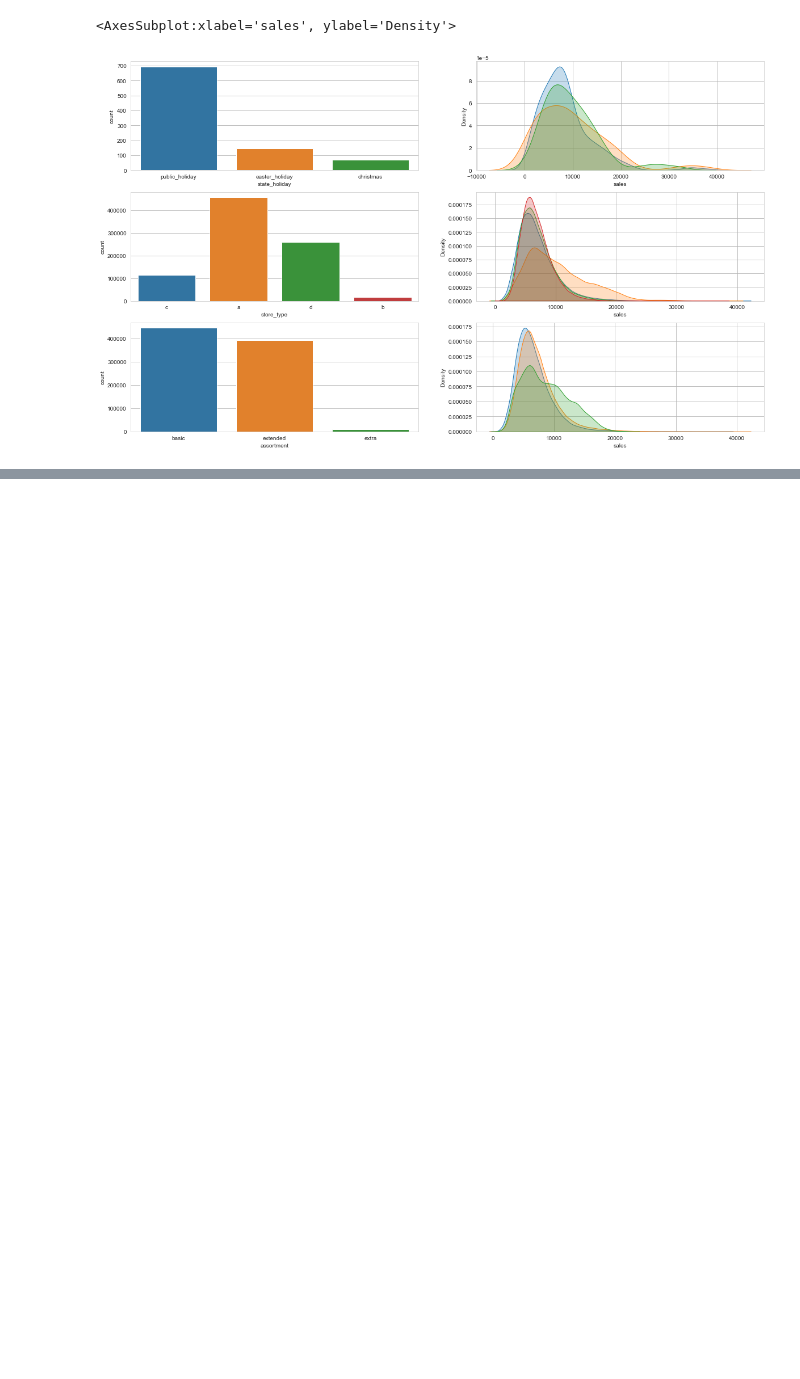
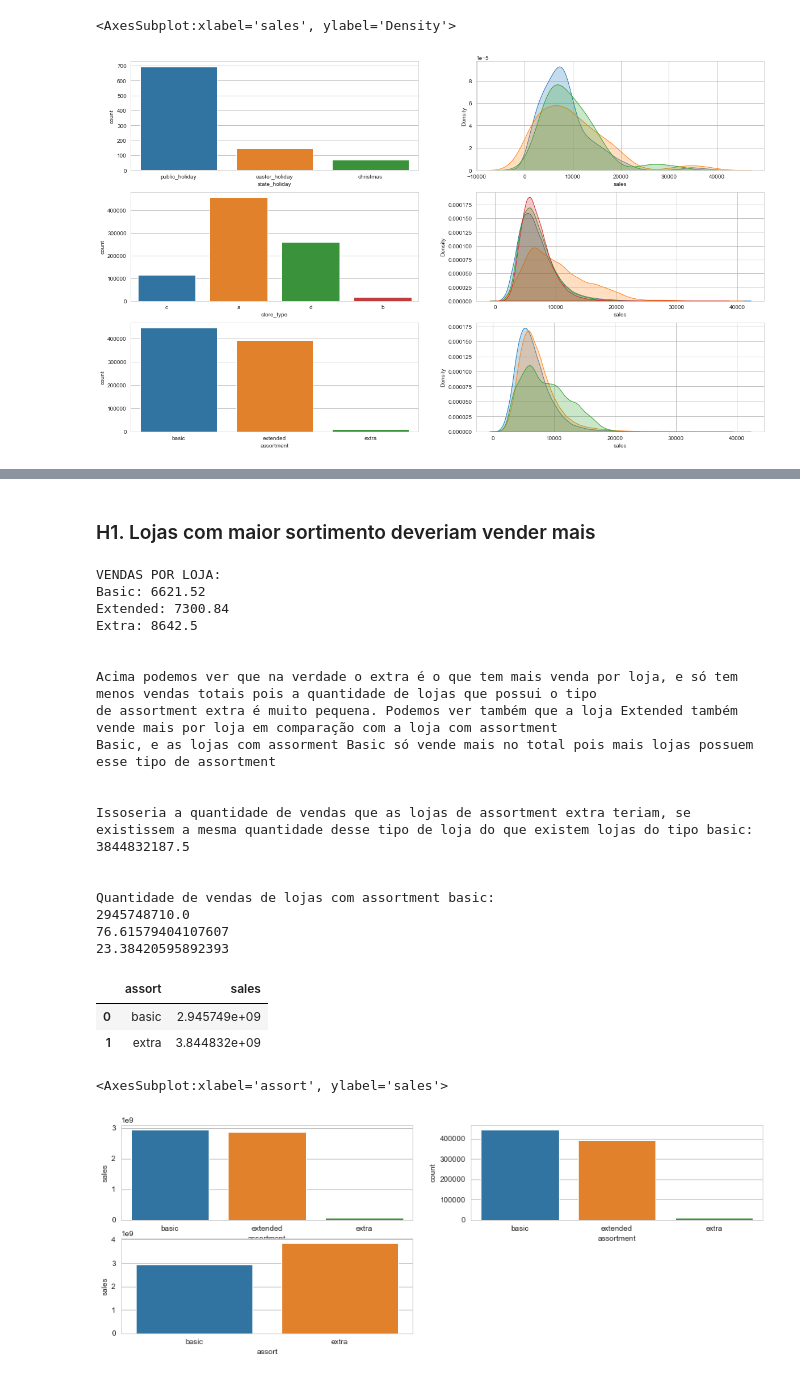
Before and after one commit to vnsouzas/ds-em-producao, a Jupyter notebook: rossman_sales_prediction.ipynb, the cells around one changed output, grey strips where cells are left out. Cells and saved outputs as stored; diff of their text form; code cells hidden in the pictures; blank space fills up the shorter version.

Commit message:
vendas por tipo de loja

```diff
--- a/rossman_sales_prediction.ipynb
+++ b/rossman_sales_prediction.ipynb
@@ -12,6 +12,7 @@ import warnings
 ## 1. 1 HELPER FUNCTIONS
 # %%
 pd.set_option('display.max_rows', 100)
+pd.set_option('display.max_columns', 100)
 warnings.filterwarnings('ignore')
 sns.set_style('whitegrid', {'grid.color': '.7'})
 # %% [markdown]
@@ -382,0 +371,79 @@ sns.kdeplot(data=df3)
+# %% [markdown]
+### H1. Lojas com maior sortimento deveriam vender mais
+# %%
+#hipótese falsa, lojas com maior sortimento vendem menos (na verdade existe menos vendas de lojas com assortment maior, mas tambem existem muito..
+#...menos lojas com maior assortment, como saber se, se existisses a mesma quantidade de lojas com maior assortment do que as lojas com menor...
+#... as vendas não seriam as mesmas? dividir a quantidade de vendar pela quantidade de lojas pode servir, como fazer isso?
+assortment_sales = df3[['sales', 'assortment']].groupby('assortment').sum().reset_index()
+
+plt.figure(figsize=(15, 5))
+plt.subplot(2, 2, 1)
+sns.barplot(data=assortment_sales, x='assortment', y='sales')
+
+plt.subplot(2, 2, 2)
+sns.countplot(df3['assortment'])
+
+# Dividindo a total de vendas pela quantidade de lojas com cada tipo de assortment
+print('VENDAS POR LOJA:')
+print( f"Basic: {round( assortment_sales['sales'][0] / df3['assortment'].value_counts()[0], 2)}")
+
+print( f"Extended: {round( assortment_sales['sales'][1] / df3['assortment'].value_counts()[1], 2)}")
+
+print( f"Extra: {round( assortment_sales['sales'][2] / df3['assortment'].value_counts()[2], 2 )}")
+print('\n')
+print("""Acima podemos ver que na verdade o extra é o que tem mais venda por loja, e só tem menos vendas totais pois a quantidade de lojas que possui o tipo
+de assortment extra é muito pequena. Podemos ver também que a loja Extended também vende mais por loja em comparação com a loja com assortment
+Basic, e as lojas com assorment Basic só vende mais no total pois mais lojas possuem esse tipo de assortment""")
+
+#Em um cenário onde a quantidade de lojas com o assortment extra fosse o mesmo da quantidade de lojas com o assortment basic, as lojas com o assor...
+#...tment extra teriam vendido: (considerando que as quantidade de loja por venda fosse a mesma.)
+
+print('\n')
+#vendas basic 2945750070
+print('Issoseria a quantidade de vendas que as lojas de assortment extra teriam, se existissem a mesma quantidade desse tipo de loja do que existem lojas do tipo basic: ')
+print( (df3['assortment'].value_counts()[0]) * (round(assortment_sales['sales'][2] / df3['assortment'].value_counts()[2], 2 )))
+print('\n')
+print('Quantidade de vendas de lojas com assortment basic:')
+print((df3['assortment'].value_counts()[0]) * (round(assortment_sales['sales'][0] / df3['assortment'].value_counts()[0], 2 )) )
+
+sales_extra = (df3['assortment'].value_counts()[0]) * (round(assortment_sales['sales'][2] / df3['assortment'].value_counts()[2], 2 ))
+sales_basic =(df3['assortment'].value_counts()[0]) * (round(assortment_sales['sales'][0] / df3['assortment'].value_counts()[0], 2 ))
+
+# the basic sales correspond what percentage of the extra sales
+x = (sales_basic * 100) / sales_extra
+print(x)
+
+a = 100 - x
+print(a)
+
+sales_dict = {'assort': ['basic', 'extra'], 'sales': [sales_basic, sales_extra]}
+df_sales = pd.DataFrame.from_dict(sales_dict)
+display(df_sales)
+
+plt.subplot(2, 2, 3)
+sns.barplot(data=df_sales, x='assort', y='sales')
+# %% [output]
+VENDAS POR LOJA:
+Basic: 6621.52
+Extended: 7300.84
+Extra: 8642.5
+
+
+Acima podemos ver que na verdade o extra é o que tem mais venda por loja, e só tem menos vendas totais pois a quantidade de lojas que possui o tipo
+de assortment extra é muito pequena. Podemos ver também que a loja Extended também vende mais por loja em comparação com a loja com assortment
+Basic, e as lojas com assorment Basic só vende mais no total pois mais lojas possuem esse tipo de assortment
+
+
+Issoseria a quantidade de vendas que as lojas de assortment extra teriam, se existissem a mesma quantidade desse tipo de loja do que existem lojas do tipo basic:
+3844832187.5
+
+
+Quantidade de vendas de lojas com assortment basic:
+2945748710.0
+76.61579404107607
+23.38420595892393
+|  | assort | sales |
+| 0 | basic | 2.945749e+09 |
+| 1 | extra | 3.844832e+09 |
+<AxesSubplot:xlabel='assort', ylabel='sales'>
+[figure, added]
```
Also changed, not shown: parts of 17 cells of this notebook.
